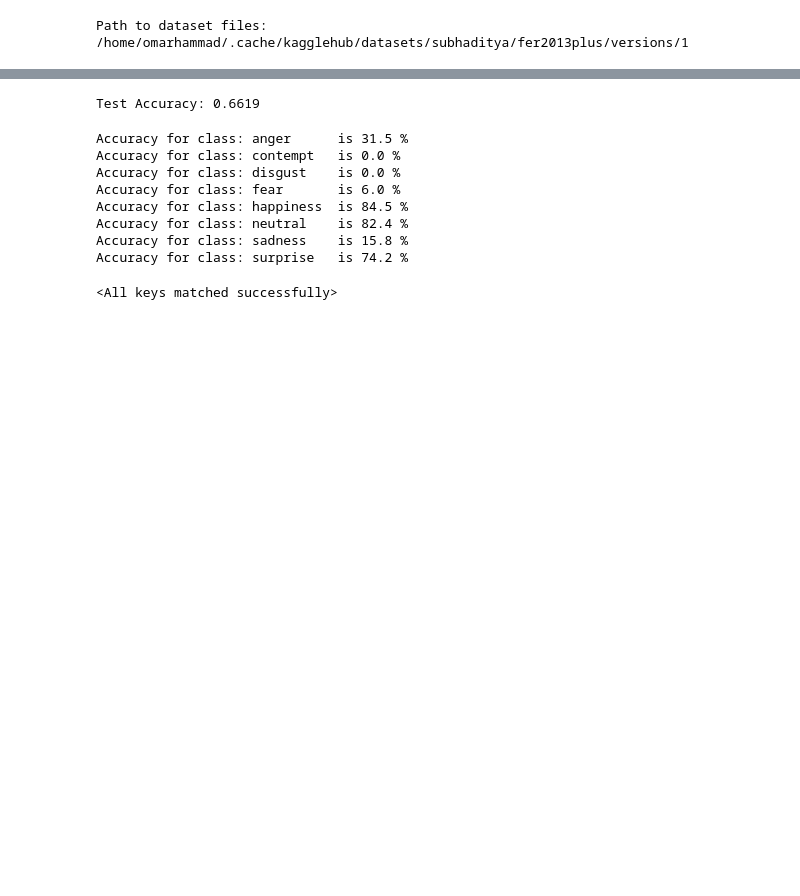
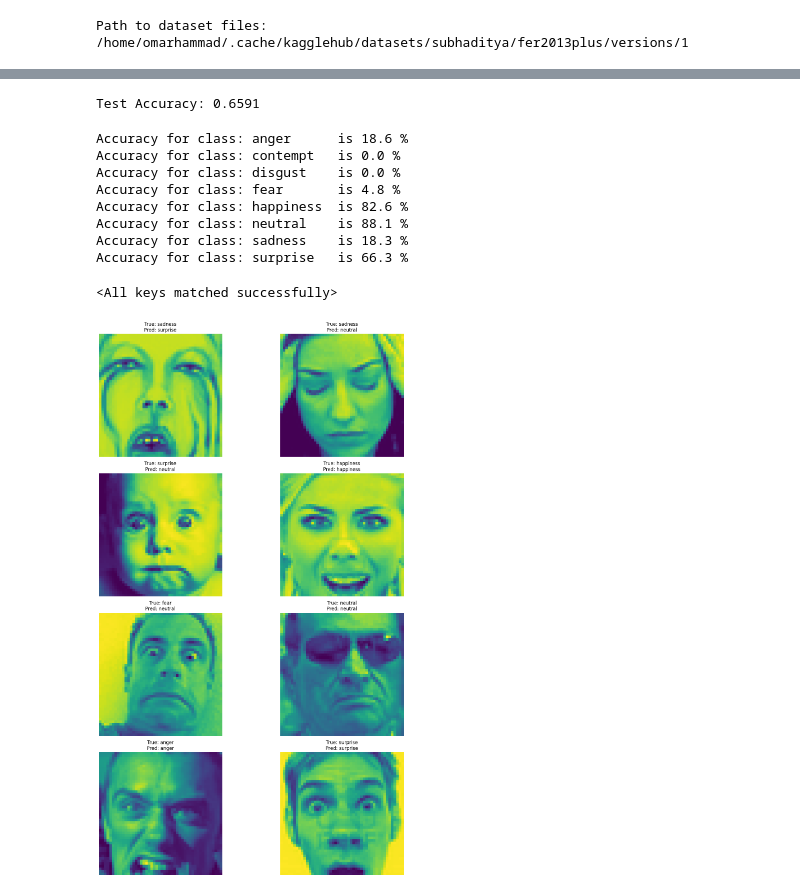
Before and after one commit to omarhammad/facial-expression-cnn, a Jupyter notebook: cnn.ipynb, the cells around one changed output, grey strips where cells are left out. Cells and saved outputs as stored; diff of their text form; code cells hidden in the pictures; blank space fills up the shorter version.

Commit message:
CNN improved and visualization of true/pred images

```diff
--- a/cnn.ipynb
+++ b/cnn.ipynb
@@ -8,8 +15,6 @@ print("Path to dataset files:", path)
 # %% [output]
 Path to dataset files: /home/omarhammad/.cache/kagglehub/datasets/subhaditya/fer2013plus/versions/1
 # %%
-from torch.utils.data import DataLoader
-from torchvision import datasets, transforms
 
 data_transforms = {
     "train": transforms.Compose([
@@ -27,8 +32,6 @@ data_transforms = {
     ])
 }
 
-
-
 # Paths to dataset
 train_dir = path + "/fer2013plus/fer2013/train"
 test_dir = path + "/fer2013plus/fer2013/test"
@@ -39,10 +42,9 @@ test_dataset = datasets.ImageFolder(test_dir, transform=data_transforms["test"])
 
 # Create data loaders
 train_loader = DataLoader(train_dataset, batch_size=16, shuffle=True)
-test_loader = DataLoader(test_dataset, batch_size=16, shuffle=False)
+test_loader = DataLoader(test_dataset, batch_size=16, shuffle=True)
 
 print("Train loader and test loader created!")
-
 
 # Check a sample batch
 images, labels = next(iter(train_loader))
@@ -51,7 +53,6 @@ print("Image batch shape:", images.shape)
 print("Labels batch shape:", labels.shape)
 print("Labels:", labels)
 
-
 # Get class-to-label mapping
 class_names = train_dataset.classes
 print("Class Names:", class_names)
@@ -179,5 +160,4 @@ Epoch [2/2], Step [1700/1775], Loss: 1.0579
 # %%
-import torch
 
 # Step 6: Evaluate the Model
 model.eval()
@@ -192,7 +172,7 @@ with torch.no_grad():
 
 print(f"Test Accuracy: {correct / total:.4f}")
 # %% [output]
-Test Accuracy: 0.6619
+Test Accuracy: 0.6591
 # %%
 torch.save(model.state_dict(), 'cnn_model.pth')
 # %%
@@ -205,7 +185,7 @@ total_pred = {classname: 0 for classname in classes}
 with torch.no_grad():
     for data in test_loader:
         images, labels = data
-        outputs = model(images)  # Replace 'net' with your model name, e.g., 'model'
+        outputs = model(images)
         _, predictions = torch.max(outputs, 1)  # Get predicted class indices
 
         # Collect the correct predictions for each class
@@ -223,16 +203,51 @@ for classname, correct_count in correct_pred.items():
     else:
         print(f'No predictions for class: {classname}')
 # %% [output]
-Accuracy for class: anger      is 31.5 %
+Accuracy for class: anger      is 18.6 %
 Accuracy for class: contempt   is 0.0 %
 Accuracy for class: disgust    is 0.0 %
-Accuracy for class: fear       is 6.0 %
-Accuracy for class: happiness  is 84.5 %
-Accuracy for class: neutral    is 82.4 %
-Accuracy for class: sadness    is 15.8 %
-Accuracy for class: surprise   is 74.2 %
+Accuracy for class: fear       is 4.8 %
+Accuracy for class: happiness  is 82.6 %
+Accuracy for class: neutral    is 88.1 %
+Accuracy for class: sadness    is 18.3 %
+Accuracy for class: surprise   is 66.3 %
 # %%
-cnn = CNN()
-cnn.load_state_dict(torch.load("cnn_model.pth", weights_only=True))
+loaded_model = CNN()
+loaded_model.load_state_dict(torch.load("cnn_model.pth", weights_only=True))
 # %% [output]
 <All keys matched successfully>
+# %%
+# Function to visualize images with ground truth and predicted labels
+def visualize_predictions_with_labels(images, labels, predictions, classes):
+    num_images = len(images)
+    rows = (num_images + 1) // 2  # Number of rows for layout
+    cols = 2  # Fixed number of columns
+
+    plt.figure(figsize=(15, rows * 5))  # Adjust figure size
+    for i in range(num_images):
+        ax = plt.subplot(rows, cols, i + 1)
+        img = images[i] / 2 + 0.5  # Unnormalize the image
+        npimg = img.numpy().transpose((1, 2, 0))  # Convert tensor to numpy for display
+        plt.imshow(npimg)
+
+        # Add ground truth and predicted labels
+        true_label = classes[labels[i]]
+        pred_label = classes[predictions[i]]
+        ax.set_title(f"True: {true_label}\nPred: {pred_label}", fontsize=12)
+        plt.axis("off")
+    plt.tight_layout()
+    plt.show()
+
+
+# Get a random batch of test data
+dataiter = iter(test_loader)
+images, labels = next(dataiter)
+
+# Get predictions from the model
+outputs = loaded_model(images)
+_, predicted = torch.max(outputs, 1)
+
+# Visualize the images with ground truth and predicted labels
+visualize_predictions_with_labels(images[:8], labels[:8], predicted[:8], classes)
+# %% [output]
+[figure, added]
```
Also changed, not shown: parts of 7 cells of this notebook, 1 other file.
